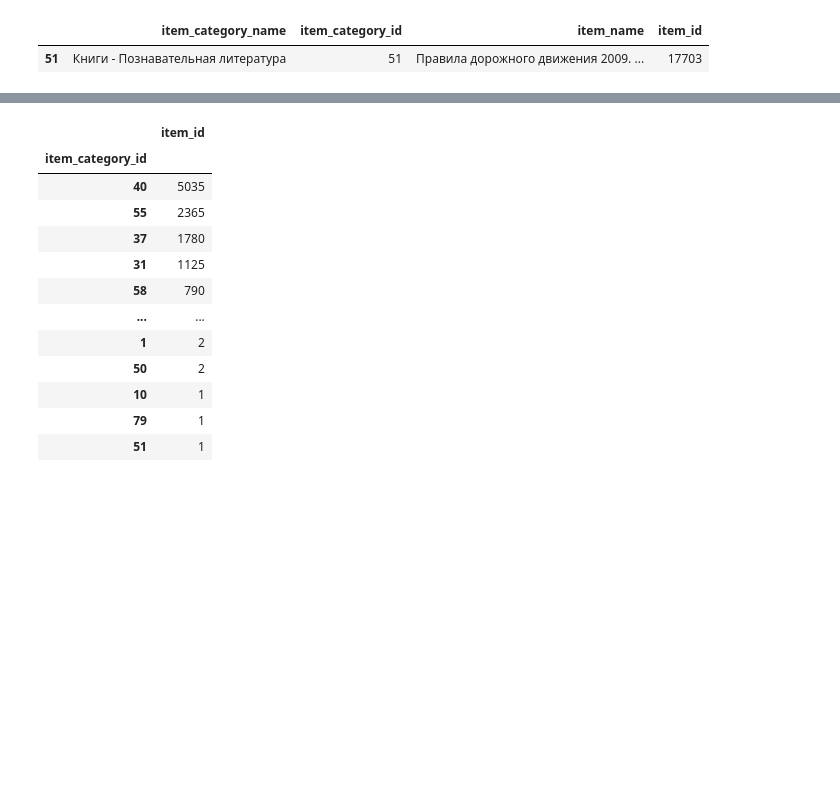
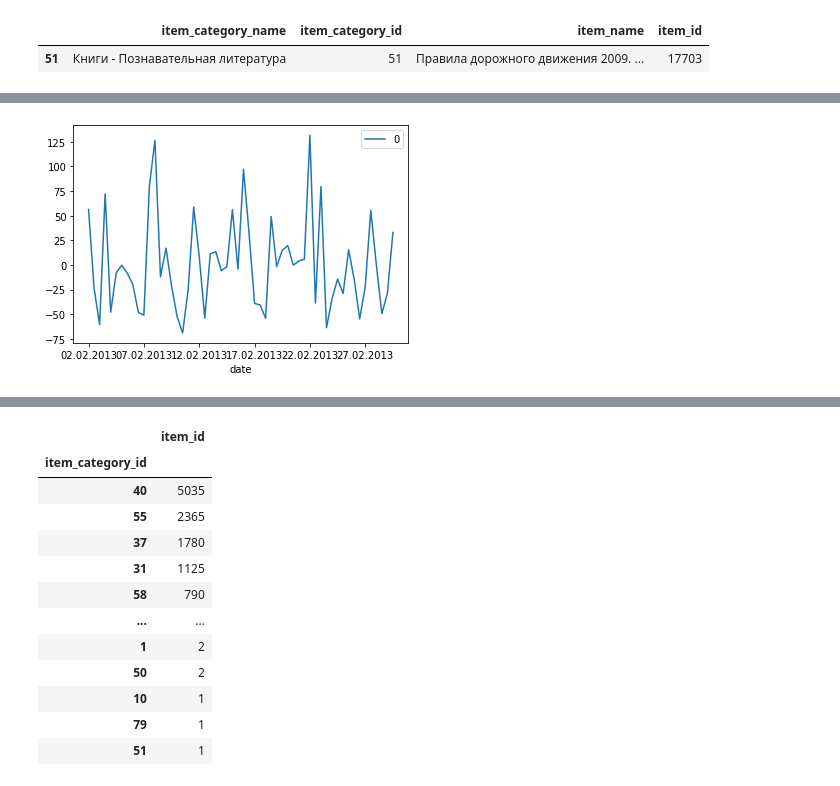
Before and after one commit to GaworO/Sales, a Jupyter notebook: Sales.ipynb, the cells around one changed output, grey strips where cells are left out. Cells and saved outputs as stored; diff of their text form; code cells hidden in the pictures; blank space fills up the shorter version.

```diff
--- a/Sales.ipynb
+++ b/Sales.ipynb
@@ -90,0 +142,6 @@ sales_products[sales_products["shop_id"] == 59].loc[sales_products['item_id'] ==
+# %%
+residuals = pd.DataFrame(model_fit.resid)
+residuals.plot()
+pyplot.show()
+# %% [output]
+[figure, added]
```
Also changed, not shown: parts of 14 cells of this notebook.
